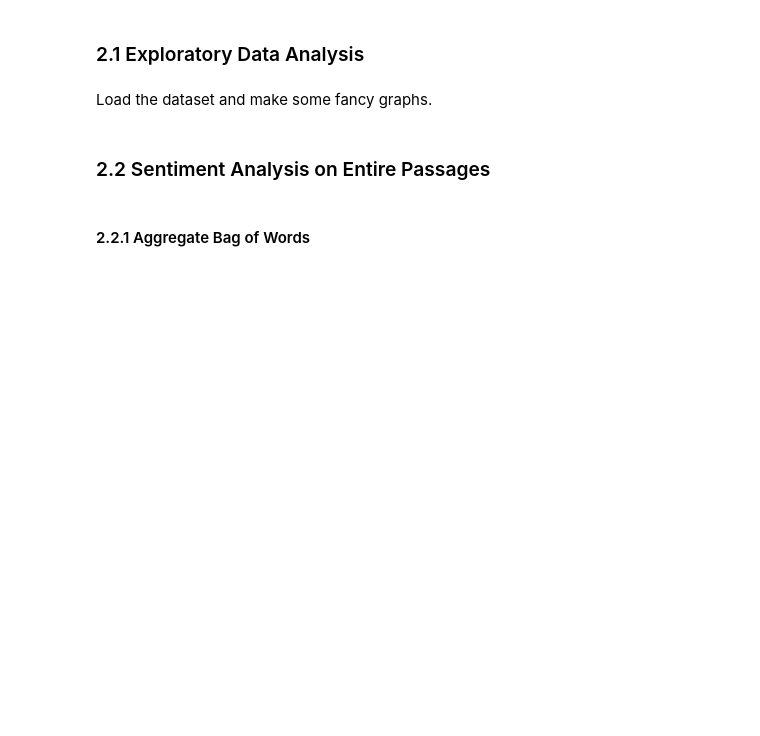
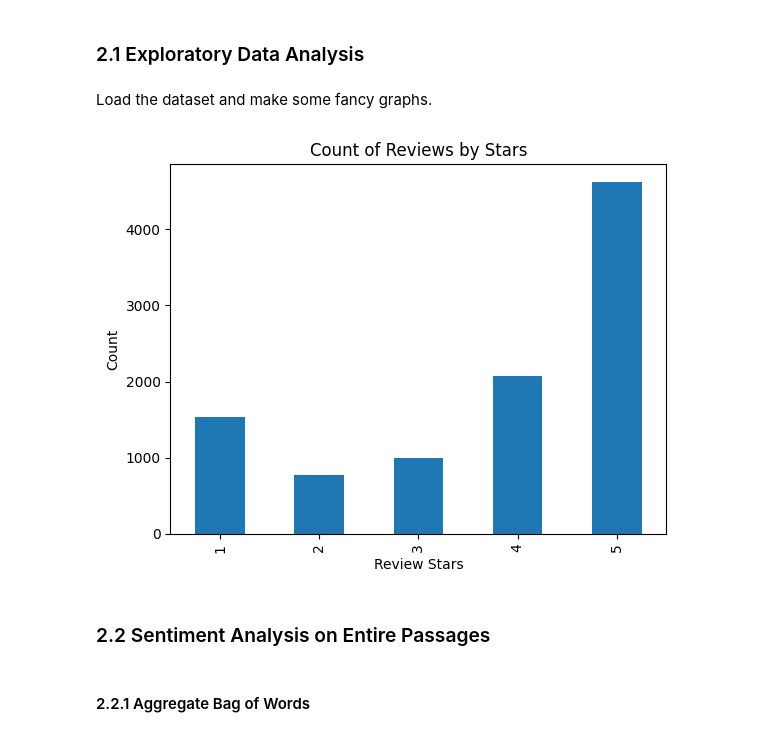
Before and after one commit to raian621/FinalProjectNLP, a Jupyter notebook: FinalProjectNLP.ipynb, the cells around one changed output. Saved outputs shown, nothing was run; the diff lists cells and outputs as text; code cells hidden in the pictures; blank space fills up the shorter version.

```diff
--- a/FinalProjectNLP.ipynb
+++ b/FinalProjectNLP.ipynb
@@ -105,2 +161,39 @@ Load the dataset and make some fancy graphs.
+# %%
+if not df.empty:
+    groups = df.groupby(['stars'], as_index=True)
+    counts = {rating:groups.count()['text'][rating] for rating in range(1, 6)}
+    total_count = df.shape[0]
+    frequencies = {rating:(count/total_count) for rating, count in counts.items()}
+    sampled_counts = {}
+
+    review_count = 0
+    for rating, count in counts.items():
+        sampled_counts[rating] = (count * TARGET_REVIEW_COUNT) // total_count
+        review_count += sampled_counts[rating]
+
+    remainder = TARGET_REVIEW_COUNT - review_count
+
+    for rating in np.random.randint(low=1, high=6, size=remainder):
+        sampled_counts[rating] += 1
+
+    df_sampled = []
+    for rating, count in sampled_counts.items():
+        df_sampled.append(groups.get_group((rating,)).sample(count))
+
+    df = pd.concat(df_sampled, ignore_index=True)
+    df.to_csv(SOME_REVIEWS_CSV_PATH, index=False)
+# %%
+if df.empty:
+    df = pd.read_csv(SOME_REVIEWS_CSV_PATH)
+
+ax = df['stars'].value_counts().sort_index().plot(
+    kind='bar',
+    title='Count of Reviews by Stars'
+)
+ax.set_xlabel('Review Stars')
+ax.set_ylabel('Count')
+plt.show()
+# %% [output]
+[figure, added]
 # %% [markdown]
 ### 2.2 Sentiment Analysis on Entire Passages
```
Also changed, not shown: parts of 20 cells of this notebook, 1 other file.
